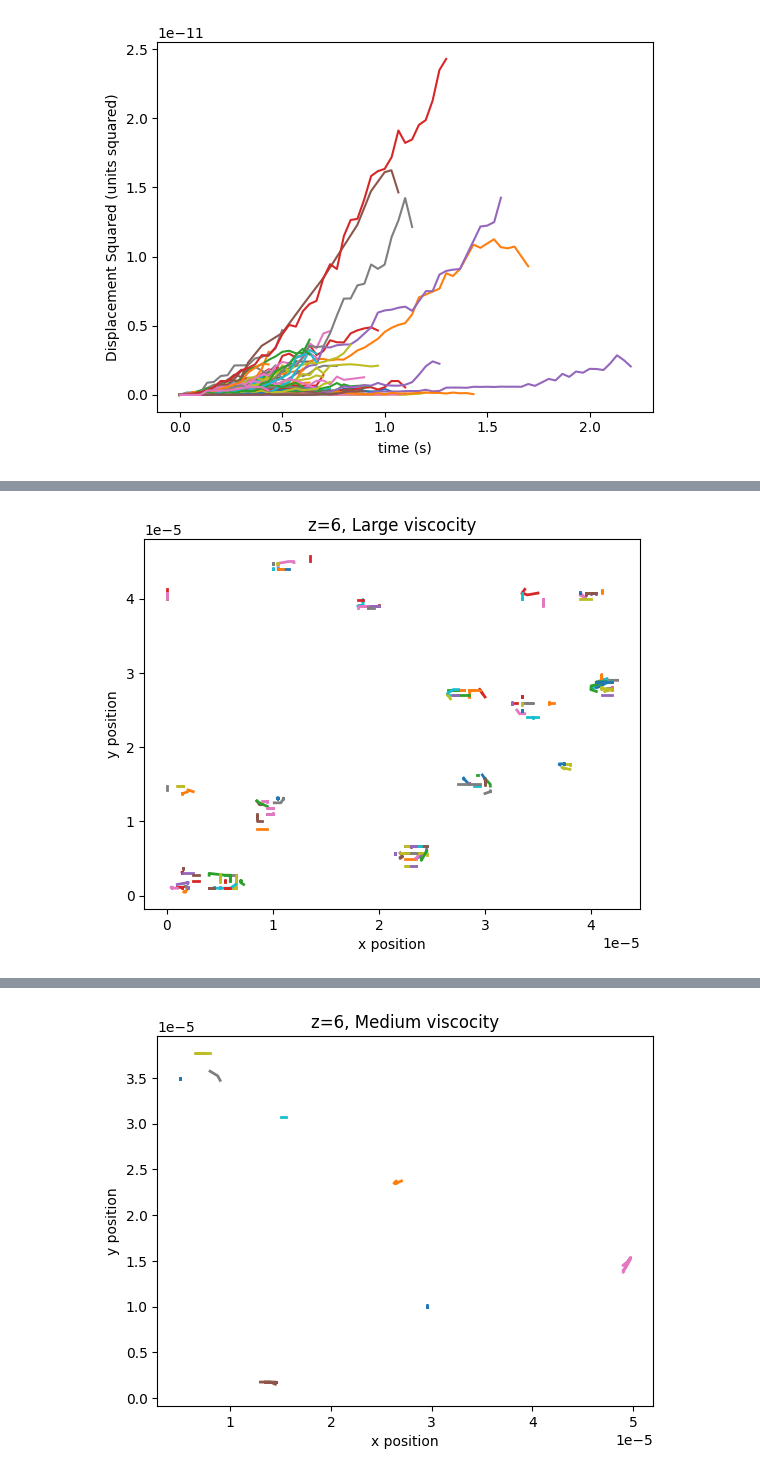
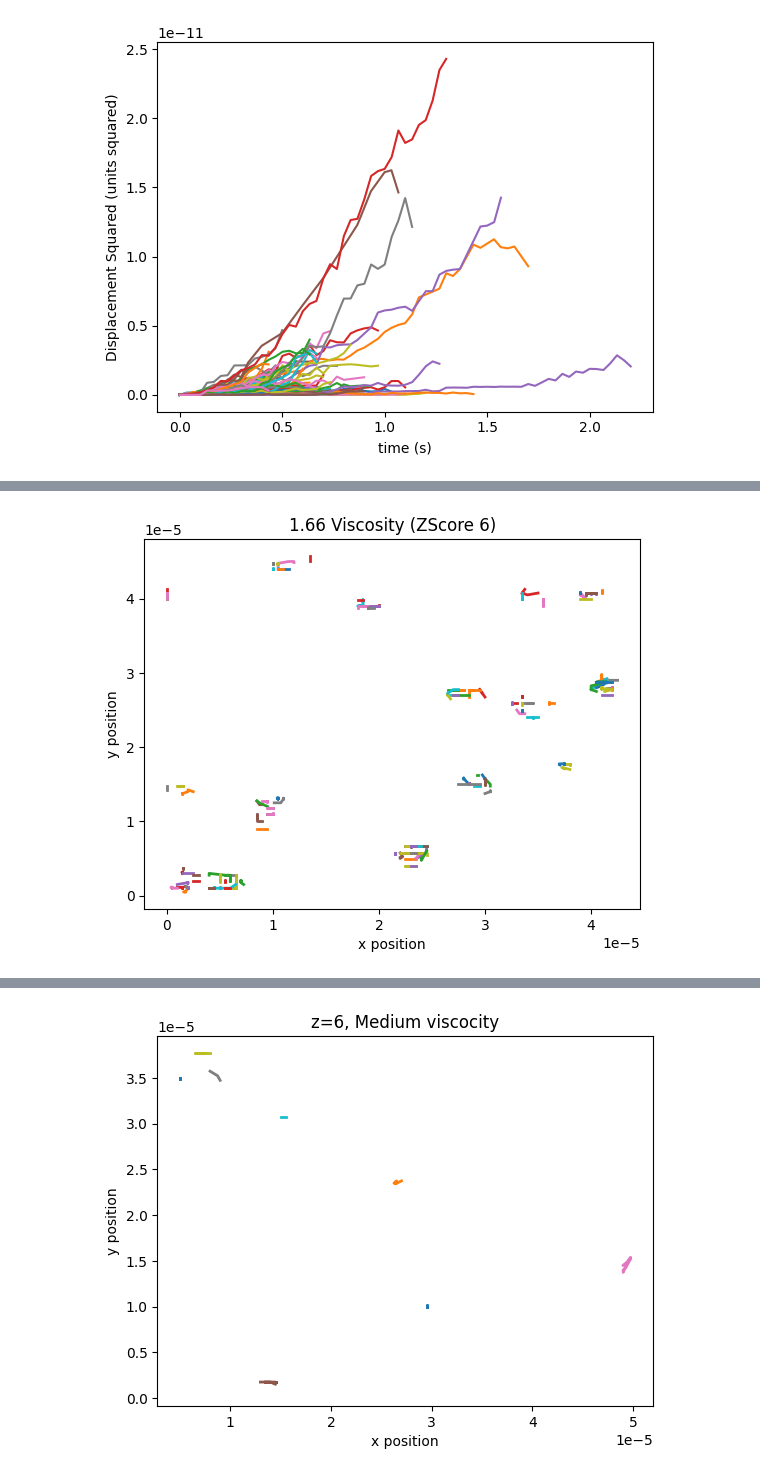
Before and after one commit to sydperk8/111b-Labs, a Jupyter notebook: BMC Analysis.ipynb, the cells around one changed output, grey strips where cells are left out. Drawn from its saved outputs; the diff is of its cells as text; code cells hidden in the pictures.

```diff
--- a/BMC Analysis.ipynb
+++ b/BMC Analysis.ipynb
@@ -114,6 +114,8 @@ class BMC_data():
 
     .avgInstantaneous_speedAll()      Returns an array of the average instantaneous speeds
                                       with the option to filter them by z score
+
+    .get_dispsquared_time()           Returns Displacement squared over total time
 
     *************************************************************
     *************************************************************
@@ -301,7 +303,6 @@ class BMC_data():
             distances = list(particleData['TotalDisplacementSquared'])
 
             final_distance = distances[-1]**0.5
-
             avgVelocity = final_distance/totalTime
 
             velocities.append(avgVelocity)
@@ -322,17 +323,18 @@ class BMC_data():
 
         {Output: a plot of one particle}
         '''
-
+        Displacements = []
         data = self.pull_particle(whichParticle)
 
         displacements = data['TotalDisplacementSquared']
         time = data['time']
-
+        Displacements.append(displacements)
         plt.plot(time,displacements)
 
         plt.xlabel(xLabel)
         plt.ylabel(yLabel)
         plt.title(plotTitle)
+        return np.array(Displacements)
 
     def plot_displacementAll(self,xLabel='time (s)',yLabel='Displacement Squared (units squared)',plotTitle=''):
         """
@@ -447,3 +449,30 @@ class BMC_data():
             avg_vels = filter_array(avg_vels,zscore=zscore)
 
         return avg_vels
+
+    # def get_dispsquared_time(self):
+    #     """
+    #     Return the average speed of every particle as a numpy array
+    #     Calculated as final displacement squared/change in time
+
+    #     Example:
+    #     >>> data = BMC_data('Particles.txt')
+    #     >>> data.get_avg_speed()
+
+    #     {Output: an array with an entry for each particle}
+    #     """
+    #     auxterm = []
+
+    #     for particle in np.arange(self.particleNumber):
+
+    #         particleData = self.pull_particle(whichParticle=particle)
+
+    #         totalTime = np.sum(particleData['dt'])
+    #         distances = list(particleData['TotalDisplacementSquared'])
+
+
+    #         avgauxterm = distances/totalTime
+
+    #         velocities.append(avgauxterm)
+
+    #     return np.array(auxterm)
@@ -502,5 +492,5 @@ particle_z6_visco_1= BMC_data('SJ_trial3_visco1_40x.txt')
 # %%
-particle_z6_visco_1.plot_trajectories(xLabel='x position',yLabel='y position',plotTitle='z=6, Large viscocity')
+particle_z6_visco_1.plot_trajectories(xLabel='x position',yLabel='y position',plotTitle='1.66 Viscosity (ZScore 6)')
 # %% [output]
-[figure, old version]
+[figure, new version]
 # %%
```
Also changed, not shown: parts of 118 cells of this notebook.
